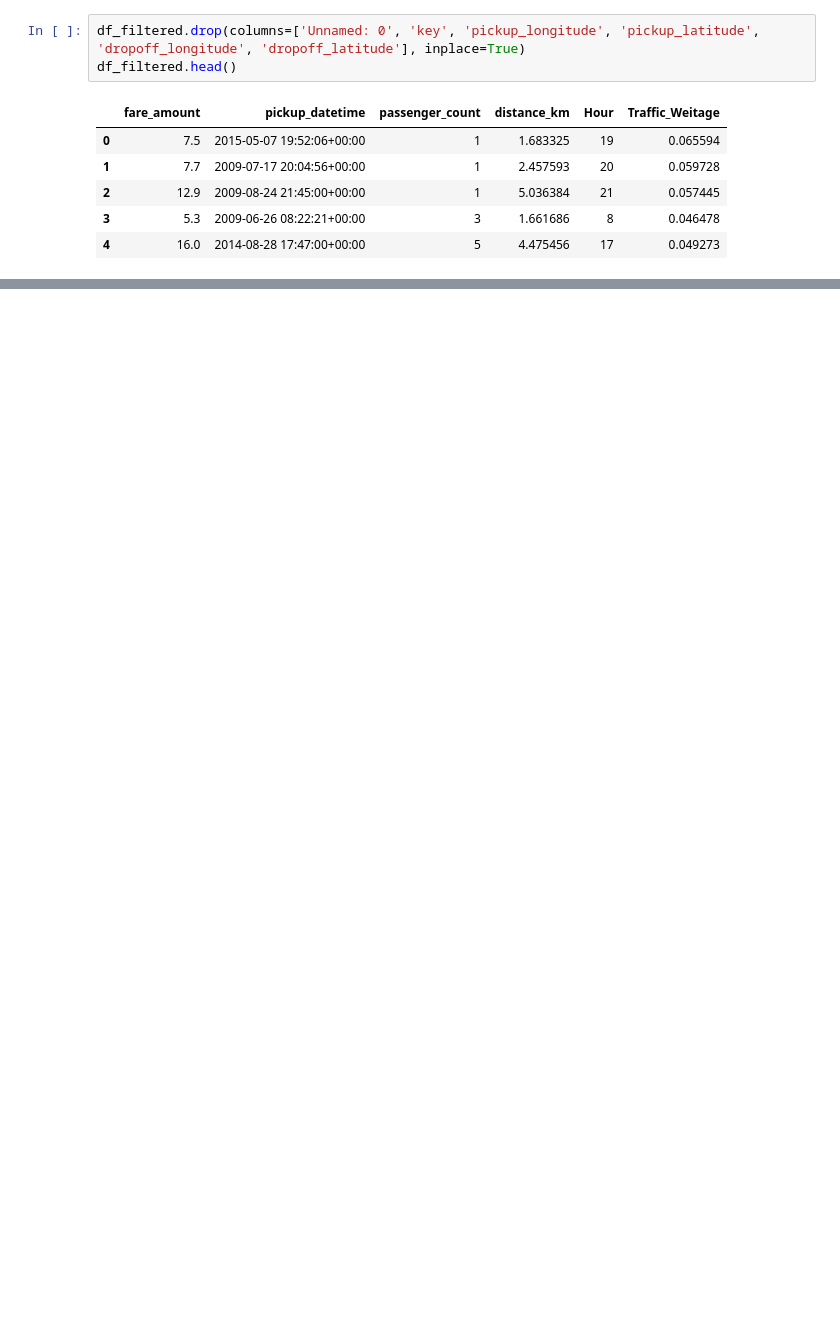
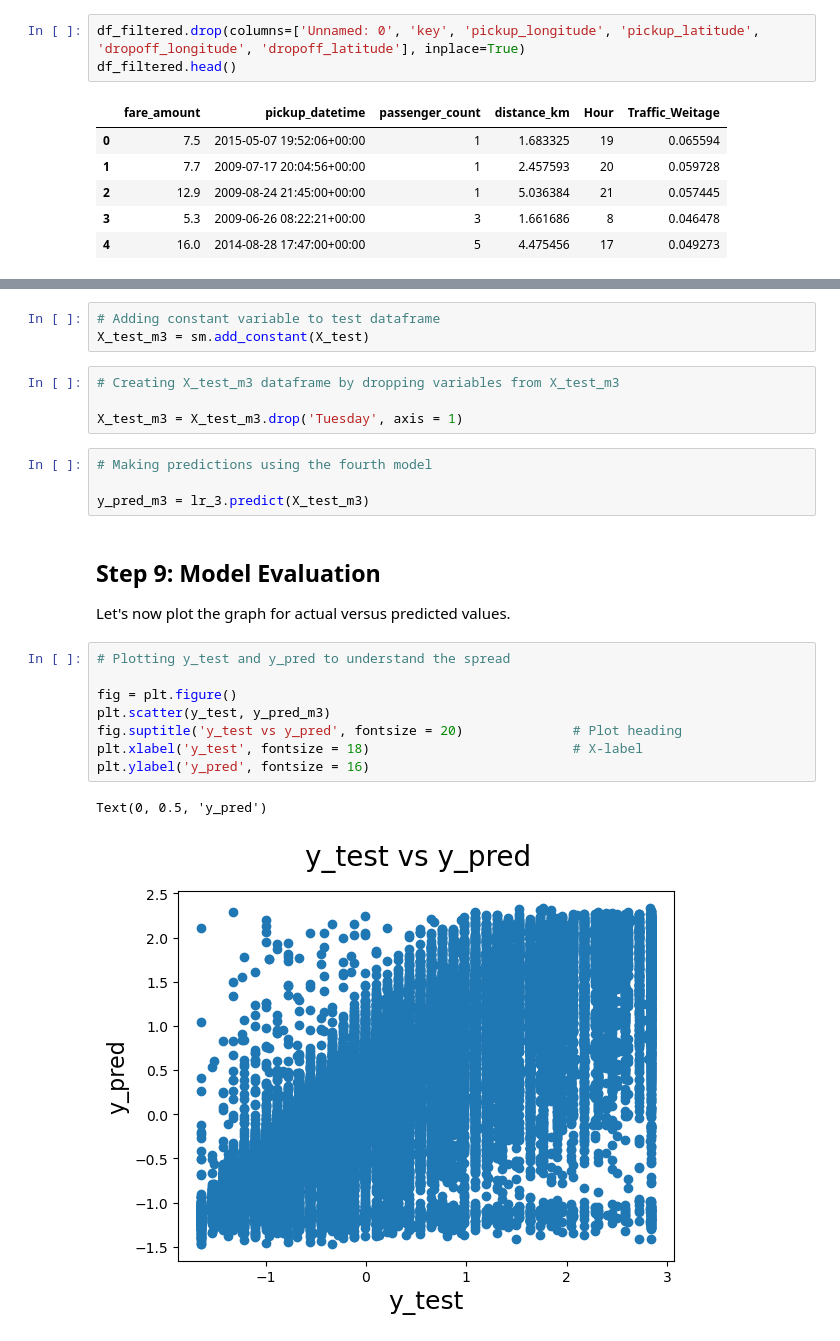
Before and after one commit to diganthrai/uber_fare_price, a Jupyter notebook: uber model.ipynb, the cells around one changed output, grey strips where cells are left out. Drawn from its saved outputs; the diff is of its cells as text; blank space fills up the shorter version.

```diff
--- a/uber model.ipynb
+++ b/uber model.ipynb
@@ -619,0 +702,26 @@ strong multicollinearity problems or that the design matrix is singular.
+# %%
+# Adding constant variable to test dataframe
+X_test_m3 = sm.add_constant(X_test)
+# %%
+# Creating X_test_m3 dataframe by dropping variables from X_test_m3
+
+X_test_m3 = X_test_m3.drop('Tuesday', axis = 1)
+# %%
+# Making predictions using the fourth model
+
+y_pred_m3 = lr_3.predict(X_test_m3)
+# %% [markdown]
+## Step 9: Model Evaluation
+
+Let's now plot the graph for actual versus predicted values.
+# %%
+# Plotting y_test and y_pred to understand the spread
+
+fig = plt.figure()
+plt.scatter(y_test, y_pred_m3)
+fig.suptitle('y_test vs y_pred', fontsize = 20)              # Plot heading
+plt.xlabel('y_test', fontsize = 18)                          # X-label
+plt.ylabel('y_pred', fontsize = 16)
+# %% [output]
+Text(0, 0.5, 'y_pred')
+[figure, added]
```
Also changed, not shown: parts of 66 cells of this notebook.
